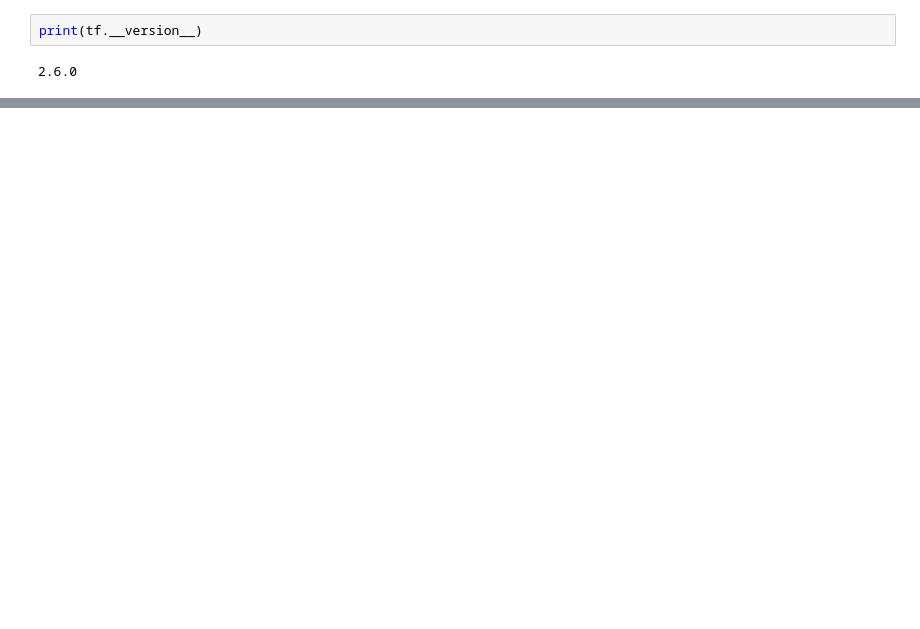
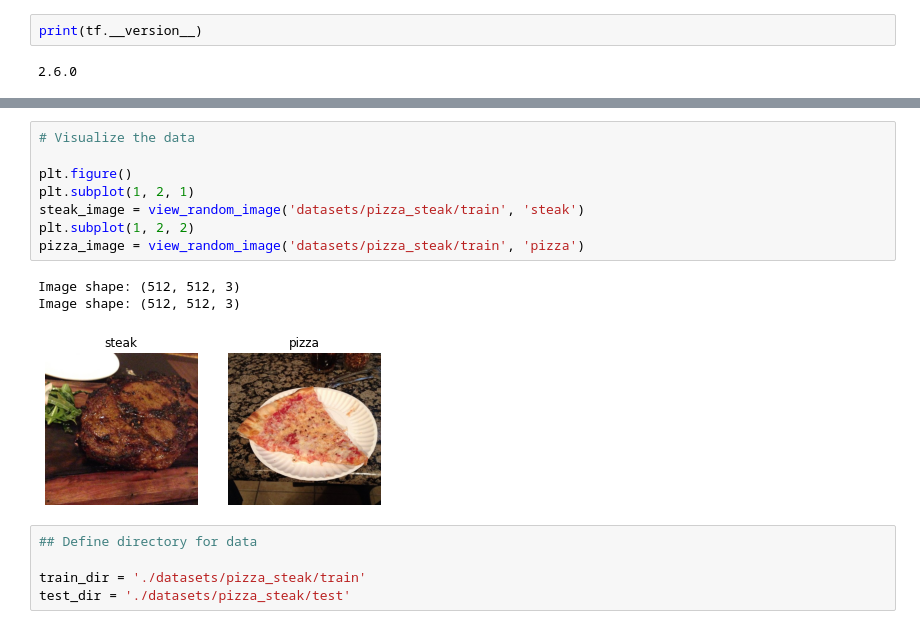
Before and after one commit to kasramojallal1/tensorflow-machine-learning, a Jupyter notebook: intro_to_computer_vision.ipynb, the cells around one changed output, grey strips where cells are left out. Saved outputs shown, nothing was run; the diff lists cells and outputs as text; blank space fills up the shorter version.

```diff
--- a/intro_to_computer_vision.ipynb
+++ b/intro_to_computer_vision.ipynb
@@ -240,0 +291,17 @@ history_1 = model_1.fit(train_data,
+# %%
+# Visualize the data
+
+plt.figure()
+plt.subplot(1, 2, 1)
+steak_image = view_random_image('datasets/pizza_steak/train', 'steak')
+plt.subplot(1, 2, 2)
+pizza_image = view_random_image('datasets/pizza_steak/train', 'pizza')
+# %% [output]
+Image shape: (512, 512, 3)
+Image shape: (512, 512, 3)
+[figure, added]
+# %%
+## Define directory for data
+
+train_dir = './datasets/pizza_steak/train'
+test_dir = './datasets/pizza_steak/test'
```
Also changed, not shown: parts of 28 cells of this notebook.
